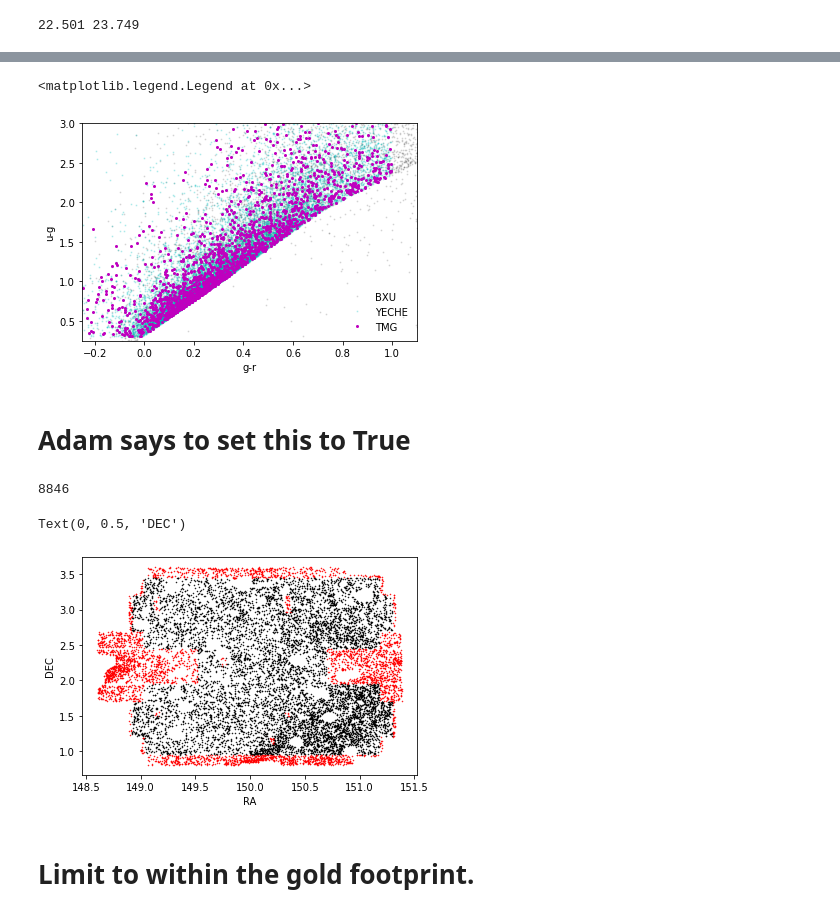
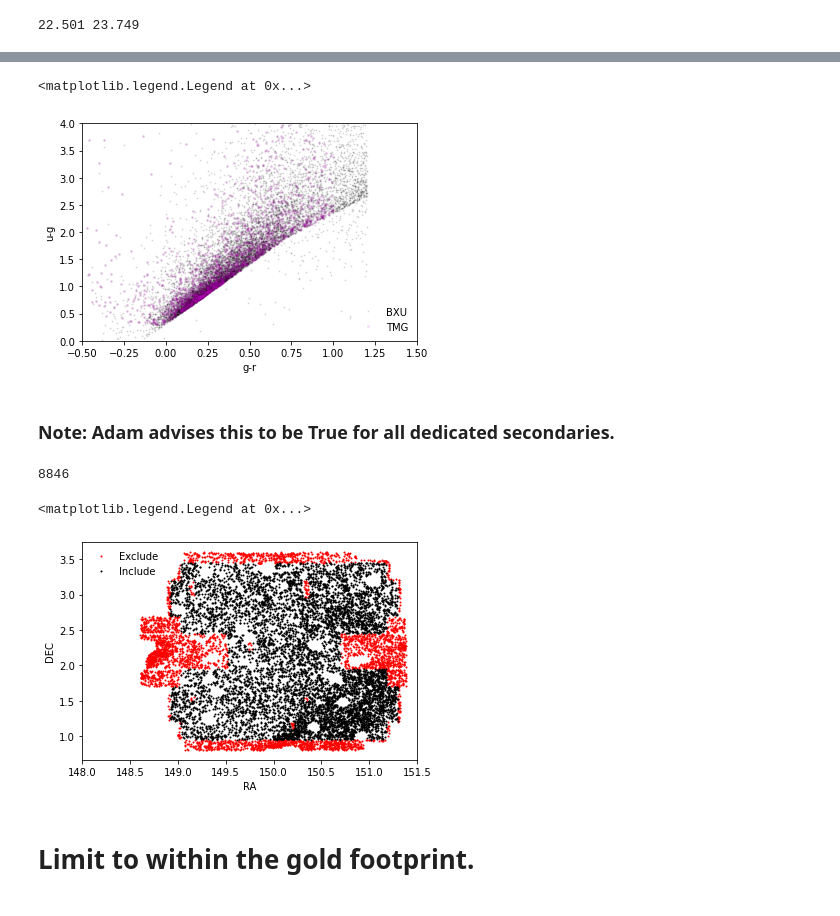
Before and after one commit to michaelJwilson/DESILBG, a Jupyter notebook: gold/yeche.ipynb, the cells around one changed output, grey strips where cells are left out. Cells and saved outputs as stored; diff of their text form; code cells hidden in the pictures.

```diff
--- a/gold/yeche.ipynb
+++ b/gold/yeche.ipynb
@@ -111,20 +128,19 @@ pl.legend(frameon=False)
 # %%
 pl.plot(bxu['g']   - bxu['r'], bxu['u'] - bxu['g'], marker='.', lw=0., c='k', markersize=2, alpha=0.1, label='BXU')
-pl.plot(yeche['g'] - yeche['r'], yeche['u'] - yeche['g'], marker='.', lw=0., c='c', markersize=2, alpha=0.2, label='YECHE')
-pl.plot(tmg['g']   - tmg['r'], tmg['u'] - tmg['g'], marker='.', lw=0., c='m', markersize=4, alpha=1., label='TMG')
+pl.plot(tmg['g']   - tmg['r'], tmg['u'] - tmg['g'], marker='.', lw=0., c='m', markersize=4, alpha=0.1, label='TMG')
 
 pl.xlabel('g-r')
 pl.ylabel('u-g')
 
-pl.xlim((-0.25,1.1))
-pl.ylim((0.25, 3.0))
+pl.xlim((-0.5,1.5))
+pl.ylim(( 0.0,4.0))
 
 pl.legend(frameon=False)
 # %% [output]
 <matplotlib.legend.Legend at 0x...>
-[figure, old version]
+[figure, new version]
 # %% [markdown]
-# Adam says to set this to True
+### Note: Adam advises this to be True for all dedicated secondaries.
 # %%
 assert np.all(yeche['OVERRIDE'] == False)
 # %%
@@ -134,14 +150,18 @@ np.count_nonzero(in_goldfootprint)
 # %% [output]
 8846
 # %%
-pl.plot(yeche['RA'][~in_goldfootprint], yeche['DEC'][~in_goldfootprint], marker='.', lw=0.0, markersize=1, c='r')
-pl.plot(yeche['RA'][in_goldfootprint], yeche['DEC'][in_goldfootprint], marker='.', lw=0.0, markersize=1, c='k')
+pl.plot(yeche['RA'][~in_goldfootprint], yeche['DEC'][~in_goldfootprint], marker='.', lw=0.0, markersize=2, c='r', label='Exclude')
+pl.plot(yeche['RA'][in_goldfootprint], yeche['DEC'][in_goldfootprint], marker='.', lw=0.0, markersize=2, c='k', label='Include')
+
+pl.xlim(148., 151.5)
 
 pl.xlabel('RA')
 pl.ylabel('DEC')
+
+pl.legend(loc=2, frameon=False)
 # %% [output]
-Text(0, 0.5, 'DEC')
+<matplotlib.legend.Legend at 0x...>
-[figure, old version]
+[figure, new version]
 # %% [markdown]
 # Limit to within the gold footprint.
 # %%
```
Also changed, not shown: parts of 28 cells of this notebook, 1 other file.
